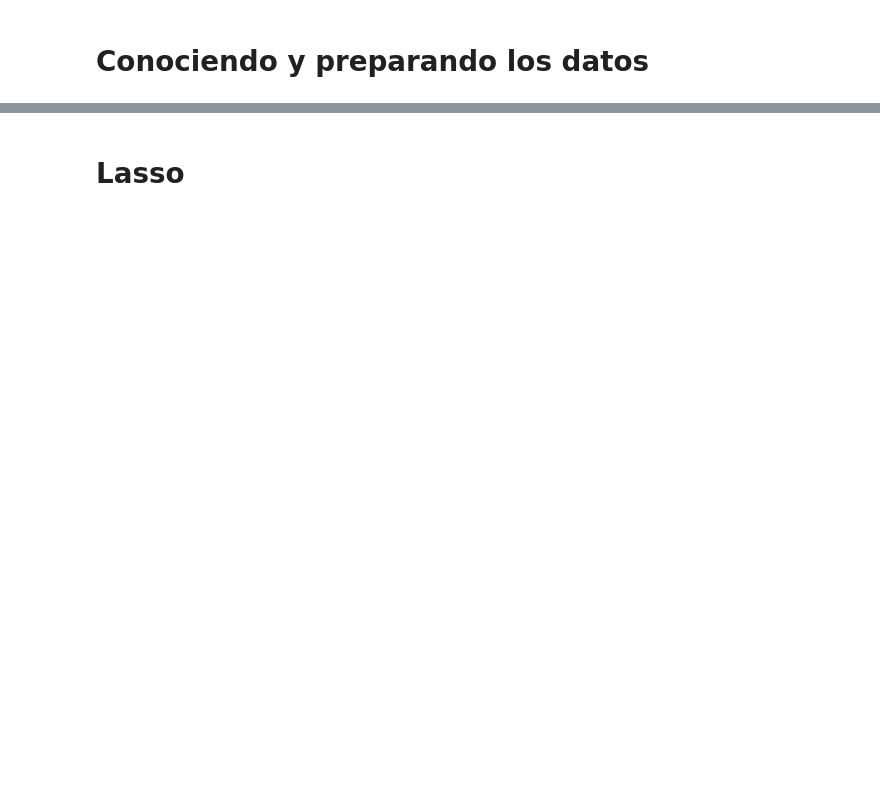
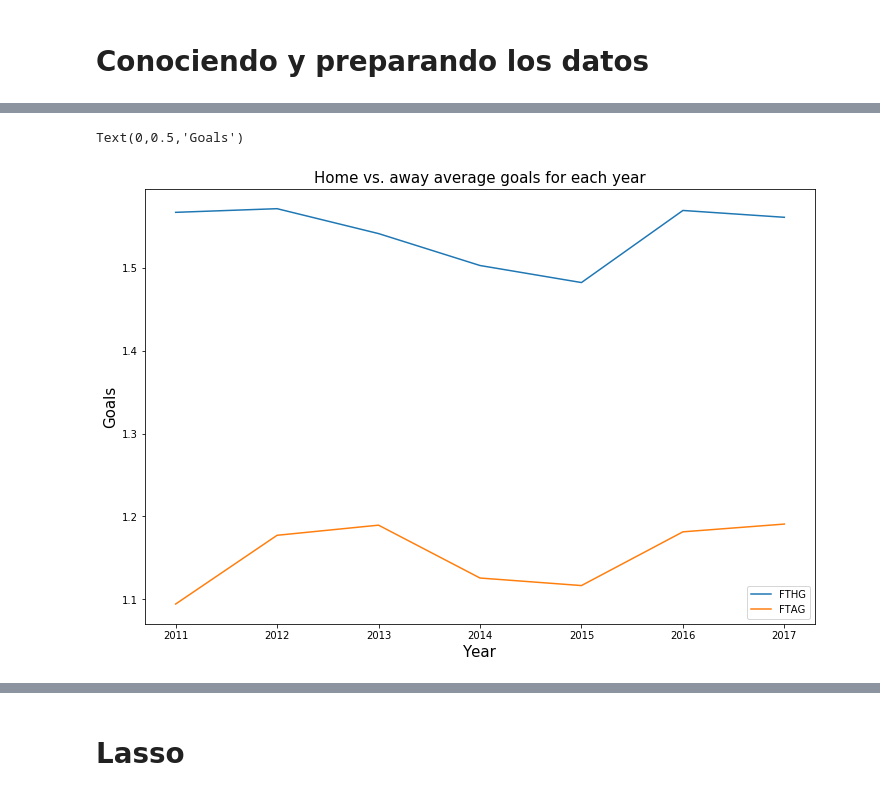
Before and after one commit to JoanMartin/UIB-MasterInBigData, a Jupyter notebook: Statistical-Learning-and-Decision-Making/football_prediction/football_prediction.ipynb, the cells around one changed output, grey strips where cells are left out. Saved outputs shown, nothing was run; the diff lists cells and outputs as text; code cells hidden in the pictures; blank space fills up the shorter version.

```diff
--- a/Statistical-Learning-and-Decision-Making/football_prediction/football_prediction.ipynb
+++ b/Statistical-Learning-and-Decision-Making/football_prediction/football_prediction.ipynb
@@ -162,0 +183,10 @@ KeyboardInterrupt
+# %%
+group = df_football.groupby([df_football.Date.dt.year])[['FTHG', 'FTAG']].mean()
+
+group.plot()
+plt.title('Home vs. away average goals for each year', fontsize=15)
+plt.xlabel('Year', fontsize=15)
+plt.ylabel('Goals', fontsize=15)
+# %% [output]
+Text(0,0.5,'Goals')
+[figure, added]
```
Also changed, not shown: parts of 80 cells of this notebook, 5 other files.
